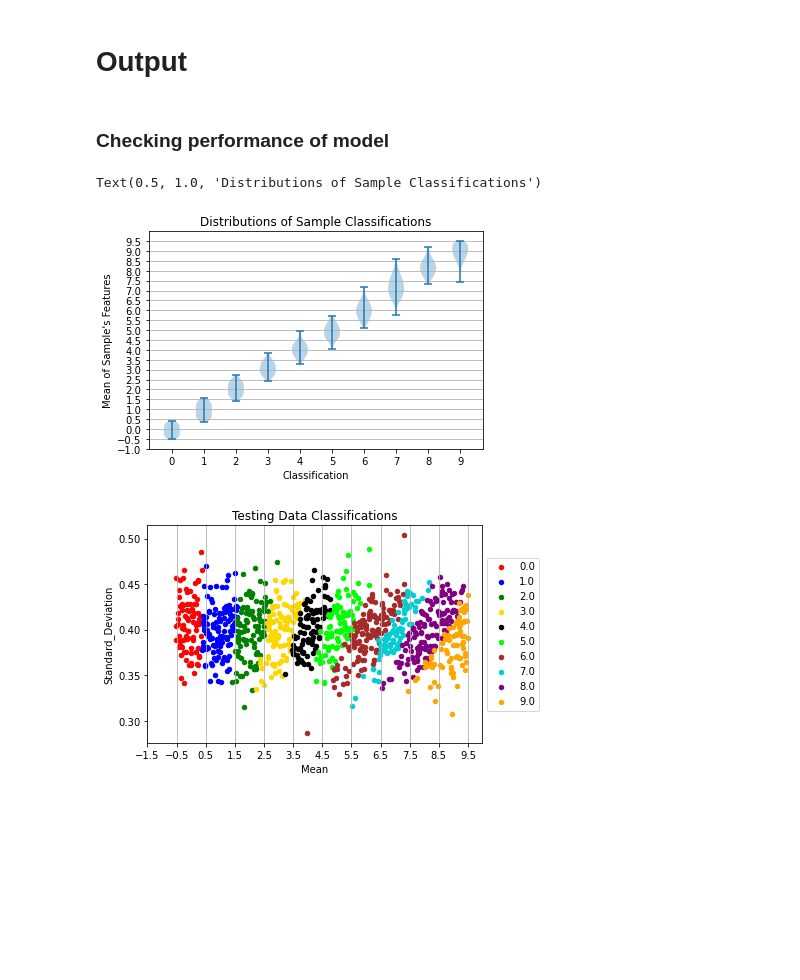
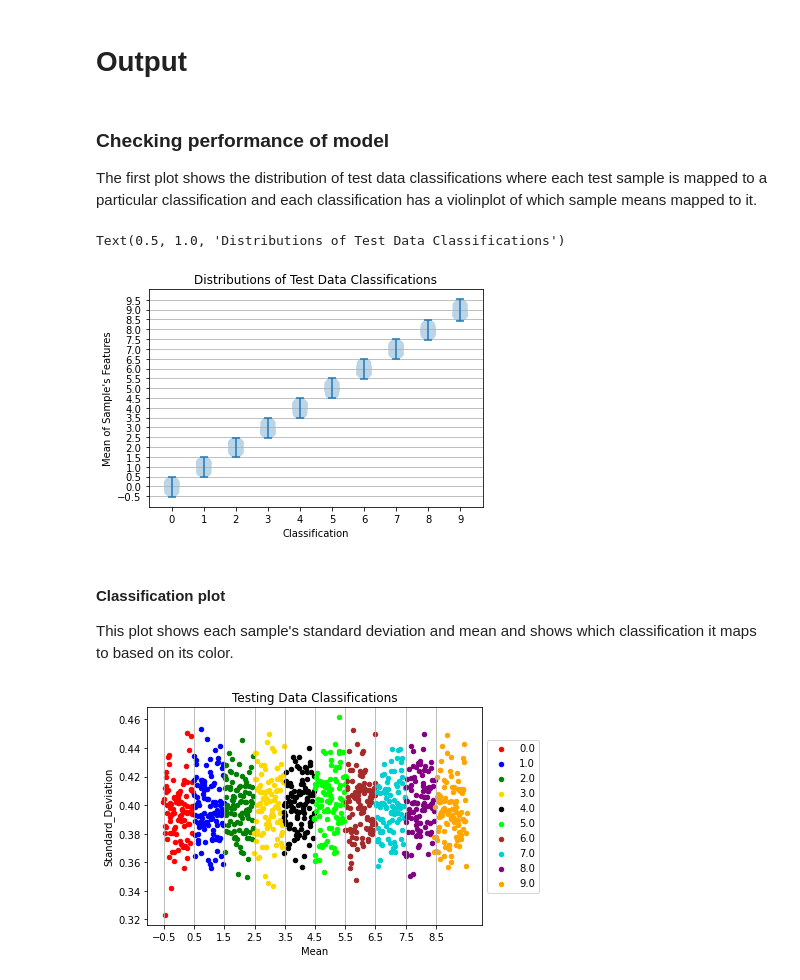
Before and after one commit to tiwarylab/ps-LSTM, a Jupyter notebook: DNN2_Gaussian.ipynb, the cells around one changed output. Drawn from its saved outputs; the diff is of its cells as text; code cells hidden in the pictures; blank space fills up the shorter version.

```diff
--- a/DNN2_Gaussian.ipynb
+++ b/DNN2_Gaussian.ipynb
@@ -43,19 +57,22 @@ num_ops=200000 # try 10000!
 # %%
 # Input data
 
-X = torch.tensor(np.array([np.sort(np.random.normal(mus[i%D_out], train_sigma, D_in)) for i in range(N)]), dtype=torch.float32)
+X_train = torch.tensor(np.array([np.sort(np.random.normal(train_mus[i%D_out], train_sigma, D_in)) for i in range(N)]), dtype=torch.float32)
 
-X_test = torch.tensor(np.array([np.sort(np.random.normal(data_mus[i], \
-                                            data_sigma, D_in)) for i in range(len(data_mus))]), dtype=torch.float32)
+X_test = torch.tensor(np.array([np.sort(np.random.normal(test_mus[i], \
+                                            test_sigma, D_in)) for i in range(len(test_mus))]), dtype=torch.float32)
+
+scaled_X_train = scale(X_train)
+scaled_X_test = scale(X_test)
 
 y = torch.zeros(N, dtype=torch.long)
-for i,x in enumerate(X):
+for i,x in enumerate(X_train):
     y[i] = round(float(torch.mean(x)))
 
 colors = {0:'red', 1:'blue', 2:'green',3:'gold',4:'black',5:'lime',6:'brown',\
           7:'darkturquoise',8:'purple',9:'orange'}
 
-for i, data in enumerate(X):
+for i, data in enumerate(X_train):
     sns.distplot(data, hist = False, color= colors[i%10])
 plt.title('Training Data')
 plt.show()
@@ -65,4 +82,6 @@ for x in X_test:
 # plt.boxplot(X.tolist())
 plt.title('Test Data')
 plt.show()
+
+print(y)
 # %% [output]
@@ -71,6 +95,6 @@ plt.show()
 # %%
 x_samples = []
-for i,x in enumerate(X):
+for i,x in enumerate(X_train):
     x_i = [float(torch.mean(x)),float(torch.std(x)),y[i]]
     x_samples.append(x_i)
 
@@ -85,7 +109,7 @@ fig, ax = plt.subplots()
 grouped = df.groupby('label')
 for key, group in grouped:
     group.plot(ax=ax, kind='scatter', x='Mean', y='Standard_Deviation', label=key, color=colors[key])
-plt.xticks(np.arange(-1,10,1))
+plt.xticks(np.arange(min(train_mus),max(train_mus)+1,1))
 plt.legend(loc='center left', bbox_to_anchor=(1, 0.5))
 plt.title('Training Data Classifications')
 plt.show()
@@ -117,7 +141,7 @@ index = []
 losses = []
 
 for i in range(num_ops):
-    Y=model(X)
+    Y=model(scaled_X_train)
     loss = loss_fn(Y,y)
 
     index.append(i)
@@ -138,24 +166,28 @@ plt.show()
 # %% [markdown]
 # Output
-# %% [markdown]
-### Checking performance of model
+# %% [markdown]
+### Checking performance of model
+The first plot shows the distribution of test data classifications where each test sample is mapped to a particular classification and each classification has a violinplot of which sample means mapped to it.
 # %%
-Y_test = list(map(lambda x: np.argmax(x), softmax(model(X_test)).detach().numpy()))
+Y_test = list(map(lambda x: np.argmax(x), softmax(model(scaled_X_test)).detach().numpy()))
 
 data = {0:[],1:[],2:[],3:[],4:[],5:[],6:[],7:[],8:[],9:[]}
-for i in range(len(data_mus)):
-    data[Y_test[i]].append(data_mus[i])
+for i, x in enumerate(X_test):
+    data[Y_test[i]].append(float(torch.mean(x)))
 
 plt.violinplot(data.values(), positions = range(len(data.keys())))
-plt.yticks(np.arange(-1,10,0.5))
+plt.yticks(np.arange(min(test_mus),max(test_mus)+0.5,0.5))
 plt.xticks(range(len(data.keys())))
 plt.grid(axis='y')
 plt.ylabel('Mean of Sample\'s Features')
 plt.xlabel('Classification')
-plt.title('Distributions of Sample Classifications')
+plt.title('Distributions of Test Data Classifications')
 # %% [output]
-Text(0.5, 1.0, 'Distributions of Sample Classifications')
+Text(0.5, 1.0, 'Distributions of Test Data Classifications')
-[figure, old version]
+[figure, new version]
+# %% [markdown]
+#### Classification plot
+This plot shows each sample's standard deviation and mean and shows which classification it maps to based on its color.
 # %%
 samples = []
 for i,x in enumerate(X_test):
@@ -168,14 +200,14 @@ df = pd.DataFrame(dict(Mean=samples[:,0], Standard_Deviation=samples[:,1], label
 # %%
 # colors = {0:'red', 1:'blue', 2:'green',3:'gold',4:'black',5:'lime',6:'brown',\
 #          7:'darkturquoise',8:'purple',9:'orange'}
 fig, ax = plt.subplots()
 grouped = df.groupby('label')
 for key, group in grouped:
     group.plot(ax=ax, kind='scatter', x='Mean', y='Standard_Deviation', label=key, color=colors[key])
-plt.xticks(np.arange(-1.5,10.5,1))
+plt.xticks(np.arange(min(test_mus),max(test_mus),1))
 plt.legend(loc='center left', bbox_to_anchor=(1, 0.5))
 plt.title('Testing Data Classifications')
 plt.grid(axis='x')
 plt.show()
 # %% [output]
-[figure, old version]
+[figure, new version]
```
Also changed, not shown: parts of 8 cells of this notebook.
